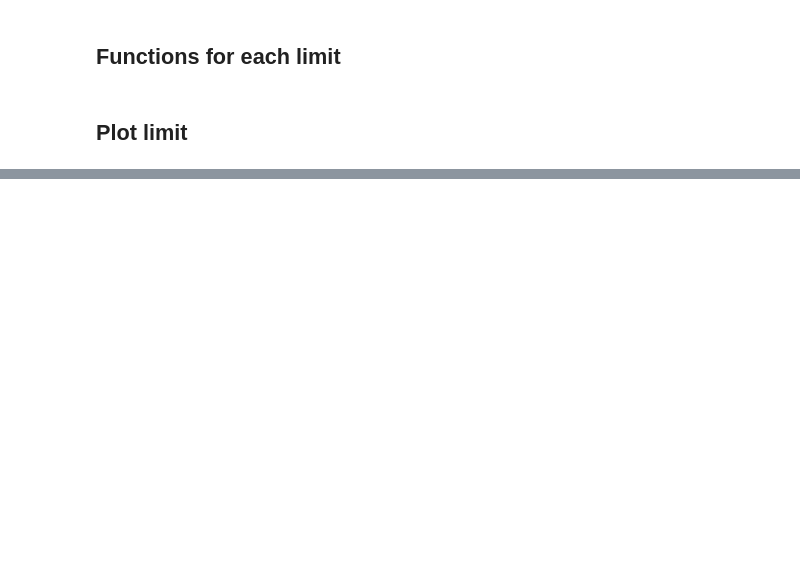
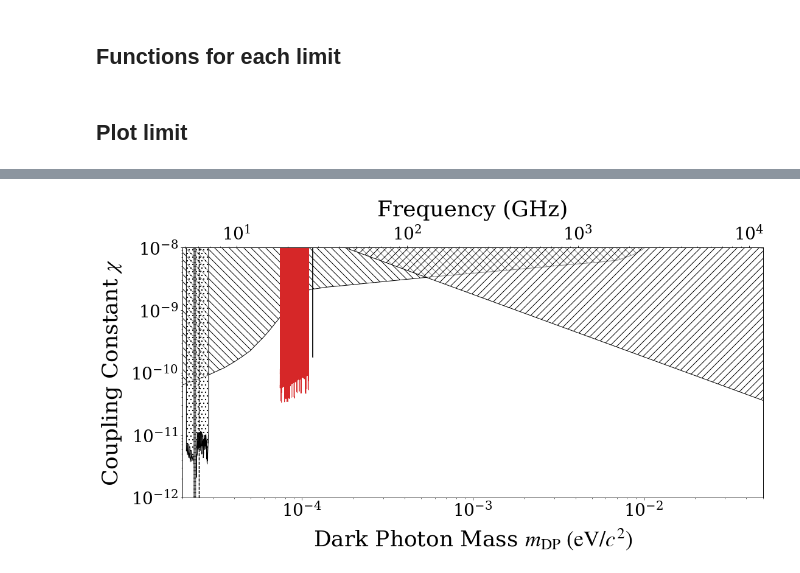
Before and after one commit to sadachi5/dosue-k, a Jupyter notebook: limit_plot.ipynb, the cells around one changed output, grey strips where cells are left out. Cells and saved outputs as stored; diff of their text form; code cells hidden in the pictures; blank space fills up the shorter version.

```diff
--- a/limit_plot.ipynb
+++ b/limit_plot.ipynb
@@ -614,12 +628,12 @@ def StellarBounds(ax,fs=19,text_on=True, inputdir='./',
     '''
 
     dat = np.loadtxt(f"{inputdir}/limit_data/DarkPhoton/Solar-Global.txt")
-    dat[:,0] *= xscale
-    dat[:,1] *= yscale
-    ax.fill_between(dat[:,0],dat[:,1]/dat[:,0],y2=y2,edgecolor=None,facecolor=fillcolors[2],zorder=0.3,hatch=hatches[2], alpha=alpha)
-    ax.plot(dat[:,0],dat[:,1]/dat[:,0],color='k',alpha=lalpha,zorder=0.3,lw=lw)
-    ax.plot([dat[0,0], dat[0,0]], [dat[0,1], y2], color='k', lw=lw, zorder=0.3, alpha=lalpha)
-    ax.plot([dat[-1,0], dat[-1,0]], [dat[-1,1], y2], color='k', lw=lw, zorder=0.3, alpha=lalpha)
+    x = dat[:,0] * xscale
+    y = dat[:,1]/dat[:,0] * yscale
+    ax.fill_between(x,y,y2=y2,edgecolor=None,facecolor=fillcolors[2],zorder=0.3,hatch=hatches[2], alpha=alpha)
+    ax.plot(x,y,color='k',alpha=lalpha,zorder=0.3,lw=lw)
+    ax.plot([x[0], x[0]], [dat[0,1], y2], color='k', lw=lw, zorder=0.3, alpha=lalpha)
+    ax.plot([x[-1], x[-1]], [dat[-1,1], y2], color='k', lw=lw, zorder=0.3, alpha=lalpha)
     # Legend Solar bound
     add_legend(ax, label=labels[2], hatch=hatches[2], fillcolor=fillcolors[2], lw=lw, alpha=alpha, lc='k', ls='-')
 
@@ -769,0 +786,84 @@ fig.savefig(f"{outdir}/limit_zoom_{fill_color_str}{outsuffix}.png")
+# %%
+outdir = './plot/result_figure/'
+axiondir = '/data/analysis/AxionLimits'
+
+# Color Configuration for This (Black&White)
+'''
+this_fill_color='white'
+this_alpha=0.5
+this_lcolor='k'
+this_hatch='....'
+'''
+
+# Color Configuration for This (Red)
+this_fill_color='tab:red'
+this_alpha=1.0
+this_lcolor='tab:red'
+this_hatch=''
+this_lw=1
+
+if not os.path.isdir(outdir): os.makedirs(outdir)
+
+fig = plt.figure(figsize=(16, 15))
+fig.tight_layout()
+plt.rcParams["font.size"] = 28 # Nominal font size
+fs = 36 # Label fontsize
+#plt.suptitle("Constraints for Dark Photon Search")
+plt.subplots_adjust()
+
+# labels
+label_CMB = 'Cosmological Limit'
+label_Solar = 'Solar Lifetime'
+label_SHUKET = 'SHUKET'
+label_Halo = 'Haloscopes'
+label_SQuAD = 'SQuAD'
+label_Knirck = 'Knirck et. al.'
+label_Tomita = 'Tomita et. al.'
+label_This = 'This work'
+
+## Upper Panel ###
+# Create first axes, the top-left plot with green plot
+sub1 = fig.add_subplot(2,1,1) # two rows, two columns, fist cell
+xmin=2e-5
+xmax=5e-2
+ymin=1e-12
+ymax=1e-8
+alpha=0.5
+
+# Cosmology (CMB)
+Limit(sub1, inputpath=f'{axiondir}/limit_data/DarkPhoton/Cosmology_Arias', label=label_CMB,
+      lw=1.0, lalpha=1.0, fillcolor='white', hatch='\\\\', ymax=ymax, alpha=alpha)
+
+# Solar lifetime
+StellarBounds(sub1, text_on=False, inputdir=axiondir,
+    hatches=['//'], fillcolors=['white'], labels=[label_Solar]*3, lalpha=1.0, lw=1.0, alpha=alpha);
+
+# Knirck
+#Limit(sub1, inputpath=f'{axiondir}/limit_data/DarkPhoton/Tokyo-Knirck', label=label_knirck,
+#      lw=1.0, lalpha=1.0, fillcolor='k', hatch='', alpha=alpha)
+
+# SHUKET
+Limit(sub1, inputpath=f'{axiondir}/limit_data/DarkPhoton/SHUKET', label=label_SHUKET,
+      lw=1.0, lalpha=1.0, lc='k', fillcolor='white', hatch='..', alpha=alpha)
+
+# Haloscopes
+Haloscopes(sub1,fs=17,projection=True,text_on=False, inputdir='/data/analysis/AxionLimits',
+    hatches=['--'], fillcolors=['gray'], labels=[label_Halo], lalpha=0.0, lw=0.0, alpha=1.0)
+
+# SQuAD
+Limit(sub1, inputpath=f'{axiondir}/limit_data/DarkPhoton/SQuAD', label=label_SQuAD,
+      lw=1.3, lalpha=1.0, lc='k', ls='--', fillcolor=None, hatch=None, alpha=1.0)
+
+# Tomita
+Limit(sub1, inputpath=f'{axiondir}/limit_data/DarkPhoton/Tokyo-Tomita', label=label_Tomita,
+      lw=1.3, lalpha=1.0, lc='k', ls='-', fillcolor=None, hatch=None, alpha=1.0)
+
+# This
+This(sub1, fillcolor=this_fill_color, alpha=this_alpha, hatch=this_hatch, lcolor=this_lcolor, label=label_This,
+     fs=fs, xmin=xmin, xmax=xmax, ymin=ymin, ymax=ymax, lw=this_lw)
+
+#sub1.legend(loc="center right", fontsize=20).get_frame().set_alpha(1)
+
+fig.tight_layout()
+# %% [output]
+[figure, added]
```
Also changed, not shown: parts of 17 cells of this notebook, 9 other files.
